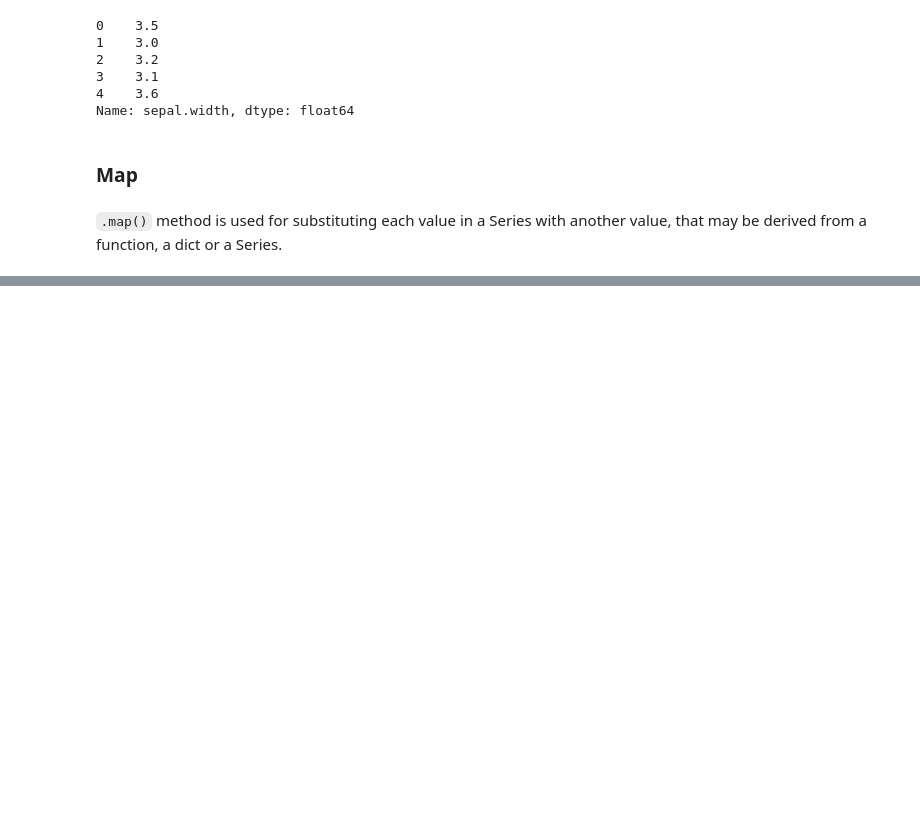
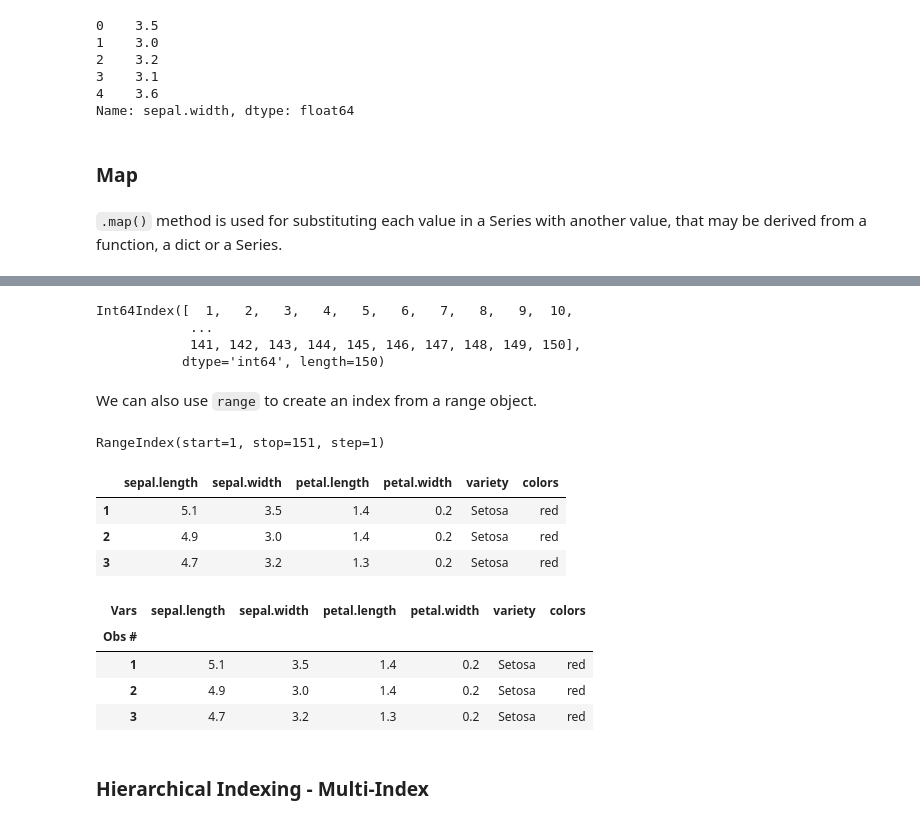
Before and after one commit to kaymal/python-teach, a Jupyter notebook: Python for Data Science/Manipulating DataFrames with Pandas.ipynb, the cells around one changed output, grey strips where cells are left out. Cells and saved outputs as stored; diff of their text form; code cells hidden in the pictures; blank space fills up the shorter version.

```diff
--- a/Python for Data Science/Manipulating DataFrames with Pandas.ipynb
+++ b/Python for Data Science/Manipulating DataFrames with Pandas.ipynb
@@ -203,0 +256,39 @@ We'll create a dictionary to for a look-up.
+# %%
+# Modify the index of the DataFrame so that the first observation start with 1 instead of 0
+df.index = [i + 1 for i in df.index]
+# %%
+df.index
+# %% [output]
+Int64Index([  1,   2,   3,   4,   5,   6,   7,   8,   9,  10,
+            ...
+            141, 142, 143, 144, 145, 146, 147, 148, 149, 150],
+           dtype='int64', length=150)
+# %% [markdown]
+We can also use `range` to create an index from a range object.
+# %%
+df.index = range(1,151)
+# %%
+df.index
+# %% [output]
+RangeIndex(start=1, stop=151, step=1)
+# %%
+df.head(3)
+# %% [output]
+|  | sepal.length | sepal.width | petal.length | petal.width | variety | colors |
+| 1 | 5.1 | 3.5 | 1.4 | 0.2 | Setosa | red |
+| 2 | 4.9 | 3.0 | 1.4 | 0.2 | Setosa | red |
+| 3 | 4.7 | 3.2 | 1.3 | 0.2 | Setosa | red |
+# %%
+# Assign strings 'Obs #' and '' to Data Frame
+df.index.name = 'Obs #'
+df.columns.name = 'Vars'
+# %%
+df.head(3)
+# %% [output]
+| Vars | sepal.length | sepal.width | petal.length | petal.width | variety | colors |
+| Obs # |  |  |  |  |  |  |
+| 1 | 5.1 | 3.5 | 1.4 | 0.2 | Setosa | red |
+| 2 | 4.9 | 3.0 | 1.4 | 0.2 | Setosa | red |
+| 3 | 4.7 | 3.2 | 1.3 | 0.2 | Setosa | red |
+# %% [markdown]
+### Hierarchical Indexing - Multi-Index
```
Also changed, not shown: parts of 21 cells of this notebook.
